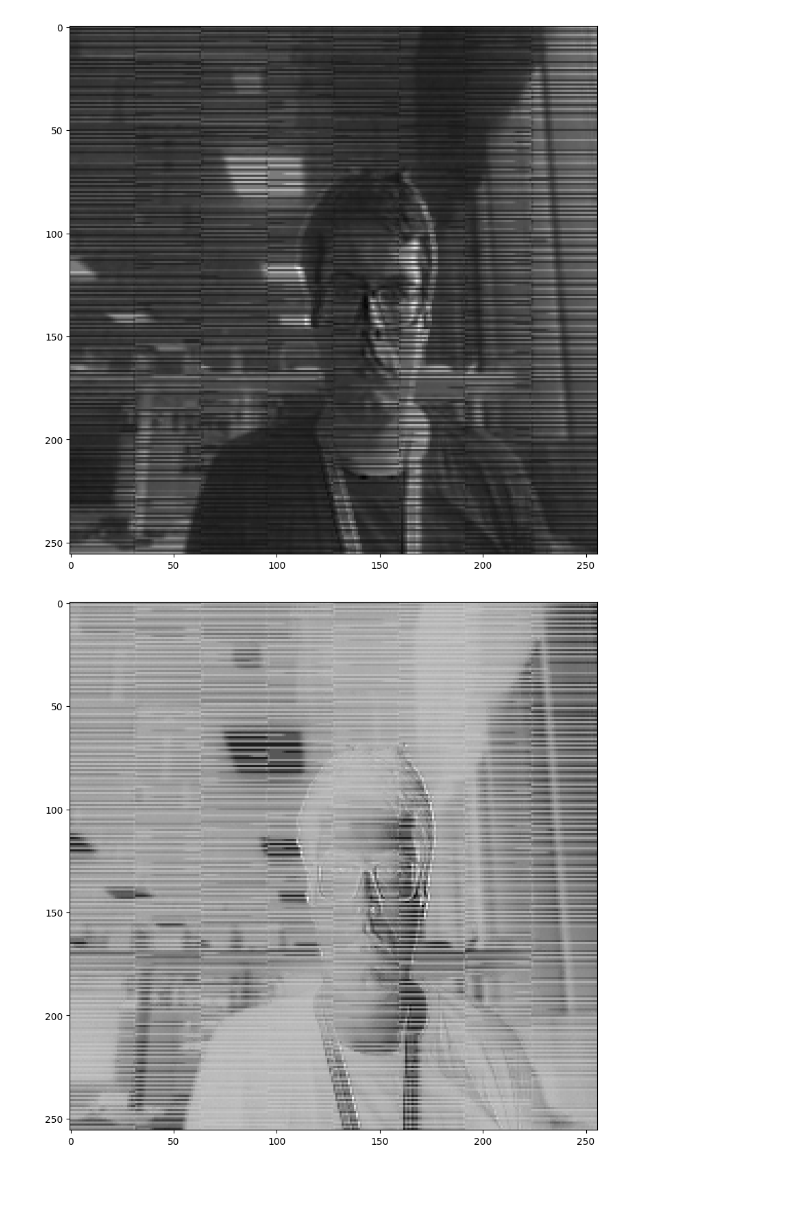
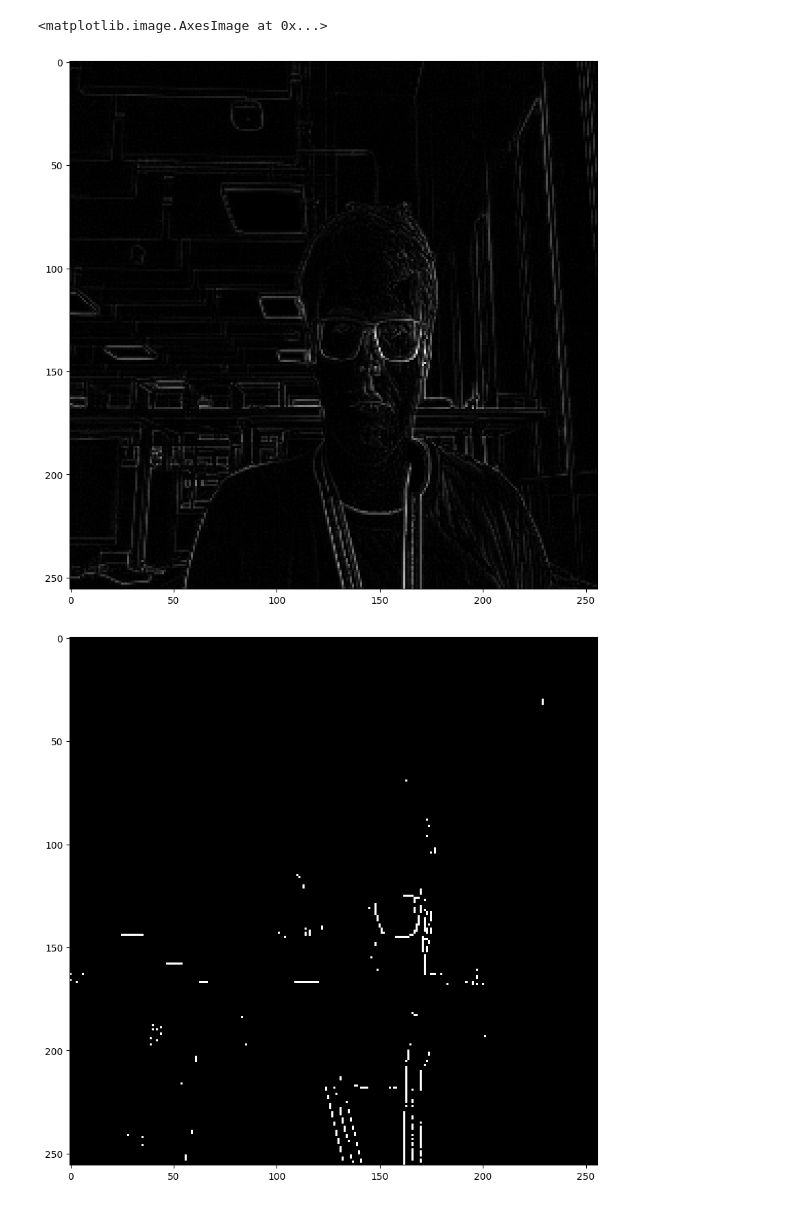
Before and after one commit to mlewandowski0/sillicon-retina, a Jupyter notebook: src/silicon_retina_cuda_kernel/debug_outputs.ipynb, the cells around one changed output. Drawn from its saved outputs; the diff is of its cells as text; code cells hidden in the pictures.

```diff
--- a/src/silicon_retina_cuda_kernel/debug_outputs.ipynb
+++ b/src/silicon_retina_cuda_kernel/debug_outputs.ipynb
@@ -47,16 +47,18 @@ hpf1 = get_from_folder("HPF1")
 hpf2 = get_from_folder("HPF2")
 blur2 = get_from_folder("BLUR2")
 I_opl = get_from_folder("I_OPL")
+Vlif = get_from_folder("VLIF")
+fired = get_from_folder("fired")
 # %%
-idx = 2
+idx = 5
 
 plt.figure(figsize=(10, 10))
-plt.imshow(blur2[frame_idx], cmap="gray")
+plt.imshow(Vlif[frame_idx], cmap="gray")
 
 
 plt.figure(figsize=(10, 10))
-plt.imshow(hpf1[idx] - blur2[idx], cmap="gray")
-plt.show()
+plt.imshow(fired[idx], cmap="gray")
 # %% [output]
+<matplotlib.image.AxesImage at 0x...>
-[figure, old version]
+[figure, new version]
-[figure, old version]
+[figure, new version]
```
Also changed, not shown: parts of 1 cell of this notebook, 13 other files.
